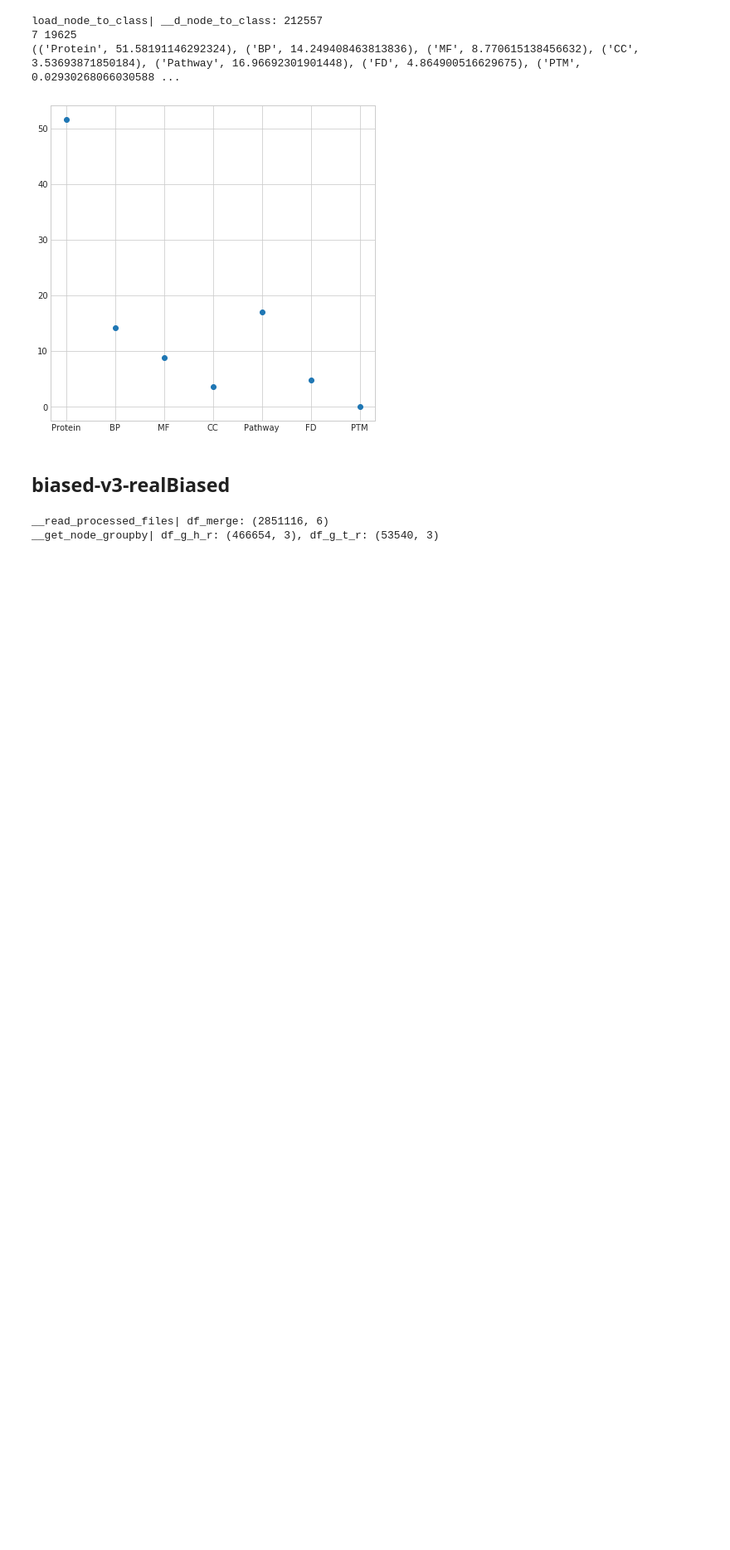
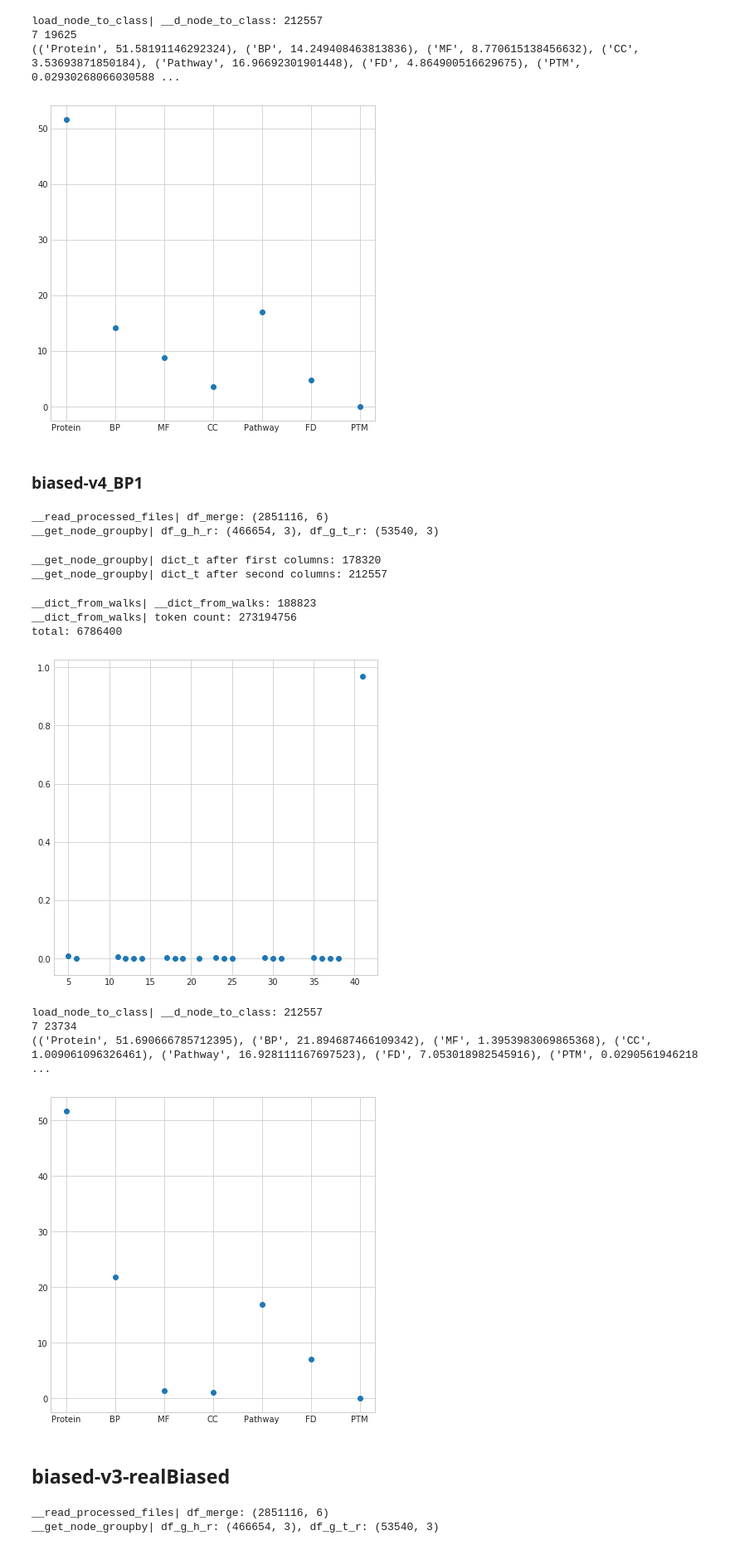
Before and after one commit to abbask/graphpattern2vec_bias, a Jupyter notebook: WalkAnalysis.ipynb, the cells around one changed output. Shown: that part at 83% size. Drawn from its saved outputs; the diff is of its cells as text; code cells hidden in the pictures; blank space fills up the shorter version.

```diff
--- a/WalkAnalysis.ipynb
+++ b/WalkAnalysis.ipynb
@@ -234,6 +265,28 @@ load_node_to_class| __d_node_to_class: 212557
 7 19625
 (('Protein', 51.58191146292324), ('BP', 14.249408463813836), ('MF', 8.770615138456632), ('CC', 3.53693871850184), ('Pathway', 16.96692301901448), ('FD', 4.864900516629675), ('PTM', 0.02930268066030588 ...
 [figure]
+# %% [markdown]
+### biased-v4_BP1
+# %%
+walk_file_name = 'walks-pro-x-pro-path-40-40-graphpattern2vec-biased-v4_BP1'
+wa = process(walk_file_name)
+
+d_n_c = load_node_to_class('data/', 'dict_node_to_class')
+class_counts = generate_class_count(wa, d_n_c)
+plot_scatter_class_count(class_counts, path + 'class_count_hist_' + walk_file_name)
+# %% [output]
+__read_processed_files| df_merge: (2851116, 6)
+__get_node_groupby| df_g_h_r: (466654, 3), df_g_t_r: (53540, 3)
+__get_node_groupby| dict_t after first columns: 178320
+__get_node_groupby| dict_t after second columns: 212557
+__dict_from_walks| __dict_from_walks: 188823
+__dict_from_walks| token count: 273194756
+total: 6786400
+[figure, added]
+load_node_to_class| __d_node_to_class: 212557
+7 23734
+(('Protein', 51.690666785712395), ('BP', 21.894687466109342), ('MF', 1.3953983069865368), ('CC', 1.009061096326461), ('Pathway', 16.928111167697523), ('FD', 7.053018982545916), ('PTM', 0.0290561946218 ...
+[figure, added]
 # %% [markdown]
 ## biased-v3-realBiased
 # %%
```
Also changed, not shown: parts of 4 cells of this notebook.
